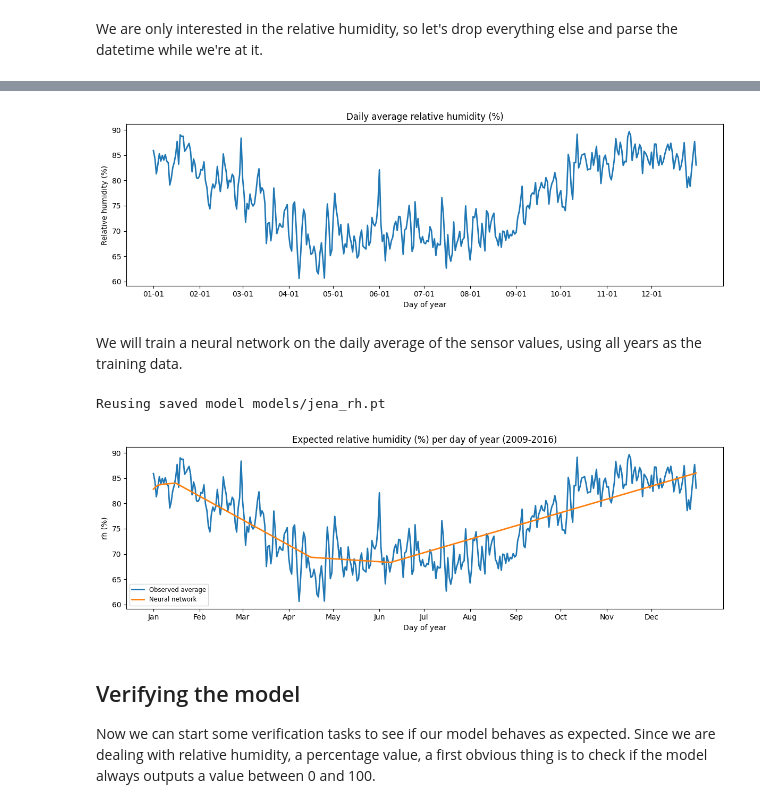
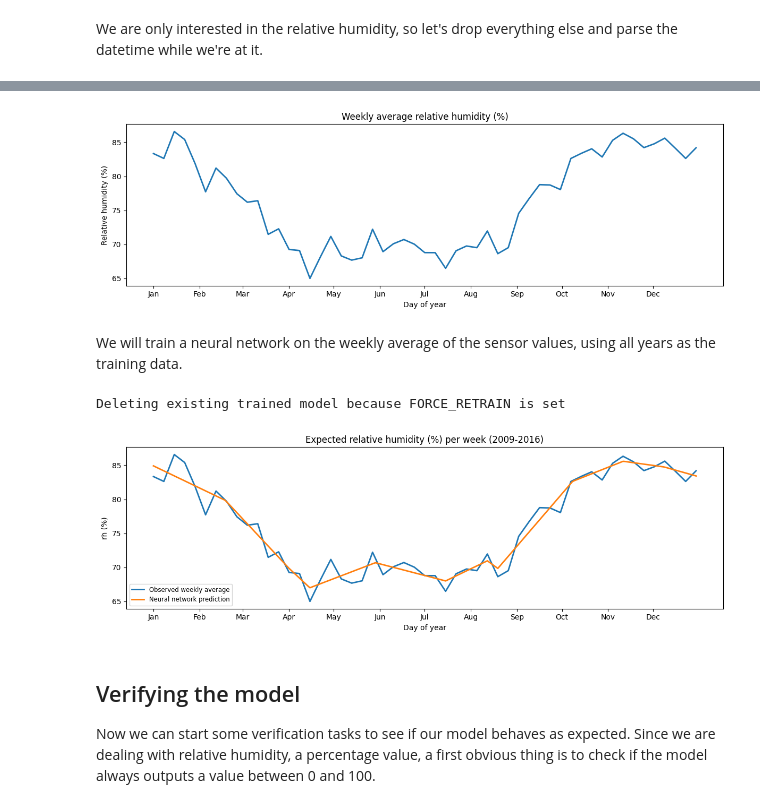
Before and after one commit to UHasselt-DSI-Data-Systems-Lab/code-sqlcad, a Jupyter notebook: 2.4.jena.ipynb, the cells around one changed output, grey strips where cells are left out. Drawn from its saved outputs; the diff is of its cells as text; code cells hidden in the pictures.

```diff
--- a/2.4.jena.ipynb
+++ b/2.4.jena.ipynb
@@ -22,7 +22,7 @@ import torch
 from util.nn import ReLUFNN, train, load_pytorch_model_into_db
 # %%
 DATASET_PATH = Path("datasets/jena_climate_2009_2016.csv")
-MODEL_PATH = Path("models/jena_rh.pt")
+MODEL_PATH = Path("models/jena_rh_weekly.pt")
 FORCE_RETRAIN = False
 # %%
 if not DATASET_PATH.exists():
@@ -55,7 +55,7 @@ df = df[["Date Time", rh_colname]]
 df["Date Time"] = pd.to_datetime(df["Date Time"], format="%d.%m.%Y %H:%M:%S")
 df["year"] = df["Date Time"].dt.year
 df["day_of_year"] = df["Date Time"].dt.dayofyear
-df["month_day"] = df["Date Time"].dt.strftime("%m-%d")
+df["week"] = (df["day_of_year"] - 1) // 7
 
 df
 # %% [output]
@@ -74,66 +74,89 @@ df
 420451 rows × 5 columns
 # %%
-daily = df.groupby(["year", "month_day"])[rh_colname].mean().reset_index()
-yearly_mean = daily.groupby("month_day")[rh_colname].mean()
+weekly = df.groupby(["year", "week"])[rh_colname].mean().reset_index()
+weekly_mean = weekly.groupby("week")[rh_colname].mean()
+week_day = weekly_mean.index * 7 + 1
 
 fig, ax = plt.subplots(figsize=(12, 4))
-ax.plot(yearly_mean.index, yearly_mean.values, linewidth=2, label="Average")
+ax.plot(week_day, weekly_mean.values, linewidth=2, label="Average")
 
-ax.set_title("Daily average relative humidity (%)")
+ax.set_title("Weekly average relative humidity (%)")
 ax.set_xlabel("Day of year")
 ax.set_ylabel("Relative humidity (%)")
-month_starts = [f"{m:02d}-01" for m in range(1, 13)]
-ax.set_xticks([t for t in month_starts if t in yearly_mean.index])
+month_starts = pd.to_datetime("2000-" + pd.Index([f"{m:02d}-01" for m in range(1, 13)]))
+ax.set_xticks(month_starts.dayofyear)
+ax.set_xticklabels(month_starts.strftime("%b"))
 
 plt.tight_layout()
 plt.show()
 # %% [output]
-[figure, old version]
+[figure, new version]
 # %% [markdown]
-We will train a neural network on the daily average of the sensor values, using
-all years as the training data.
+We will train a neural network on the weekly average of the sensor values,
+using all years as the training data.
 # %%
-day_of_year = pd.to_datetime("2000-" + daily["month_day"]).dt.dayofyear
-x = day_of_year.to_numpy()
-y = daily[rh_colname].to_numpy()
+x = (weekly["week"] * 7 + 1).to_numpy()
+y = weekly[rh_colname].to_numpy()
 
 torch.manual_seed(0)
 
 model = ReLUFNN(input_size=1, hidden_size=50, num_hidden_layers=1, output_size=1)
 
-if MODEL_PATH.exists():
-    if FORCE_RETRAIN:
-        print("Deleting existing trainted model because FORCE_RETRAIN is set")
+if MODEL_PATH.exists() and not FORCE_RETRAIN:
+    print(f"Reusing saved model {MODEL_PATH}")
+    model.load_state_dict(torch.load(MODEL_PATH, weights_only=True))
+else:
+    if MODEL_PATH.exists():
+        print("Deleting existing trained model because FORCE_RETRAIN is set")
         MODEL_PATH.unlink()
-    else:
-        print(f"Reusing saved model {MODEL_PATH}")
 
-train(model, x, y, save_path=MODEL_PATH, epochs=1000)
+    x_mean, x_std = x.mean(), x.std()
+    y_mean, y_std = y.mean(), y.std()
+
+    train(
+        model,
+        (x - x_mean) / x_std,
+        (y - y_mean) / y_std,
+        epochs=10_000,
+    )
+
+    # Fold the normalisation into the first/last layers so the saved model
+    # still maps raw day-of-year to raw humidity.
+    with torch.no_grad():
+        first = model.linear_relu_stack[0]
+        first.weight.div_(x_std)
+        first.bias.sub_(first.weight.squeeze(1) * x_mean)
+
+        last = model.linear_relu_stack[-1]
+        last.weight.mul_(y_std)
+        last.bias.mul_(y_std).add_(y_mean)
+
+    torch.save(model.state_dict(), MODEL_PATH)
 
 model.eval()
 with torch.no_grad():
-    grid = torch.linspace(1, 366, 366).unsqueeze(1)
+    grid = torch.linspace(1, 365, 365).unsqueeze(1)
     prediction = model(grid).squeeze(1).numpy()
 
-year_day = pd.to_datetime("2000-" + yearly_mean.index).dayofyear
+week_day = weekly_mean.index * 7 + 1
 
 fig, ax = plt.subplots(figsize=(12, 4))
-ax.plot(year_day, yearly_mean.values, linewidth=2, label="Observed average")
-ax.plot(grid.squeeze(1).numpy(), prediction, linewidth=2, label="Neural network")
+ax.plot(week_day, weekly_mean.values, linewidth=2, label="Observed weekly average")
+ax.plot(grid.squeeze(1).numpy(), prediction, linewidth=2, label="Neural network prediction")
 
-ax.set_title("Expected relative humidity (%) per day of year (2009-2016)")
+ax.set_title("Expected relative humidity (%) per week (2009-2016)")
 ax.set_xlabel("Day of year")
 ax.set_ylabel(rh_colname)
 month_starts = pd.to_datetime("2000-" + pd.Index([f"{m:02d}-01" for m in range(1, 13)]))
 ax.set_xticks(month_starts.dayofyear)
 ax.set_xticklabels(month_starts.strftime("%b"))
 ax.legend(fontsize="small")
 
 plt.tight_layout()
 plt.show()
 # %% [output]
-Reusing saved model models/jena_rh.pt
+Deleting existing trained model because FORCE_RETRAIN is set
-[figure, old version]
+[figure, new version]
 # %% [markdown]
 ## Verifying the model
 
```
Also changed, not shown: parts of 2 cells of this notebook.
